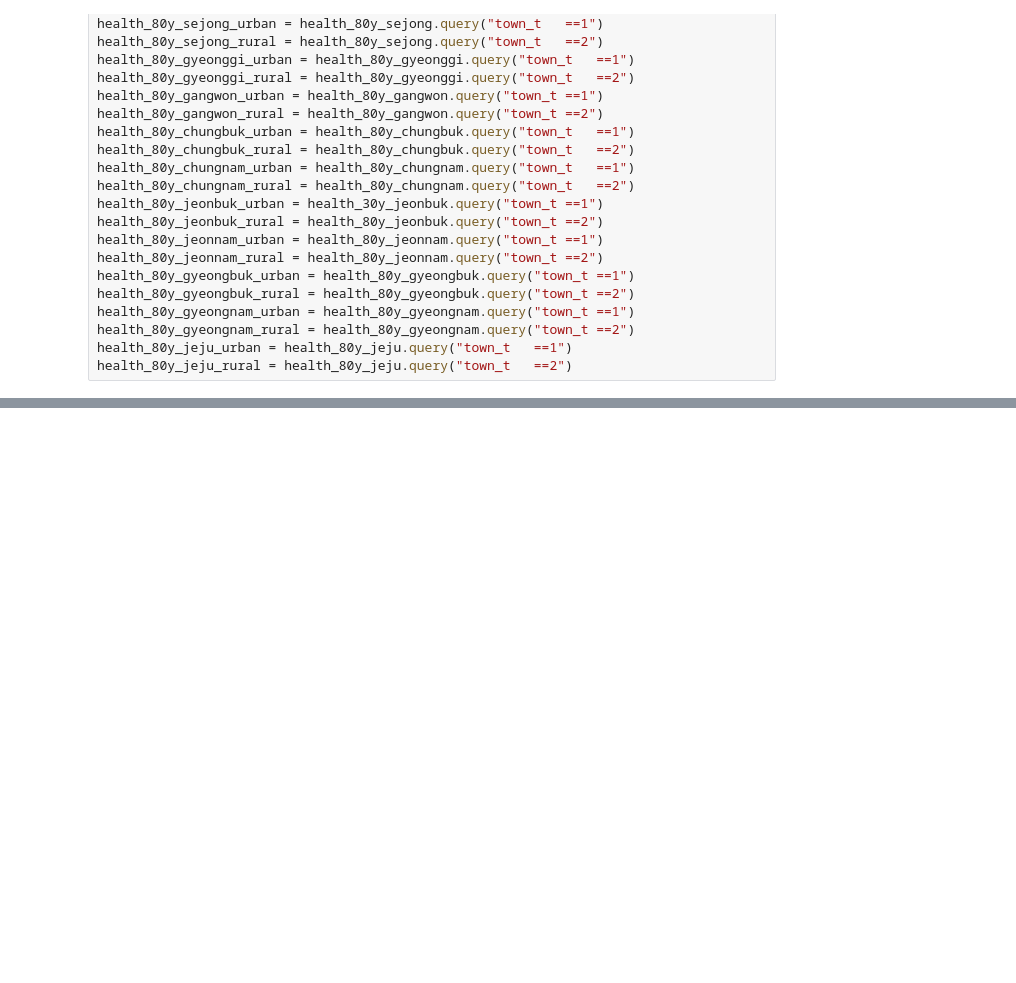
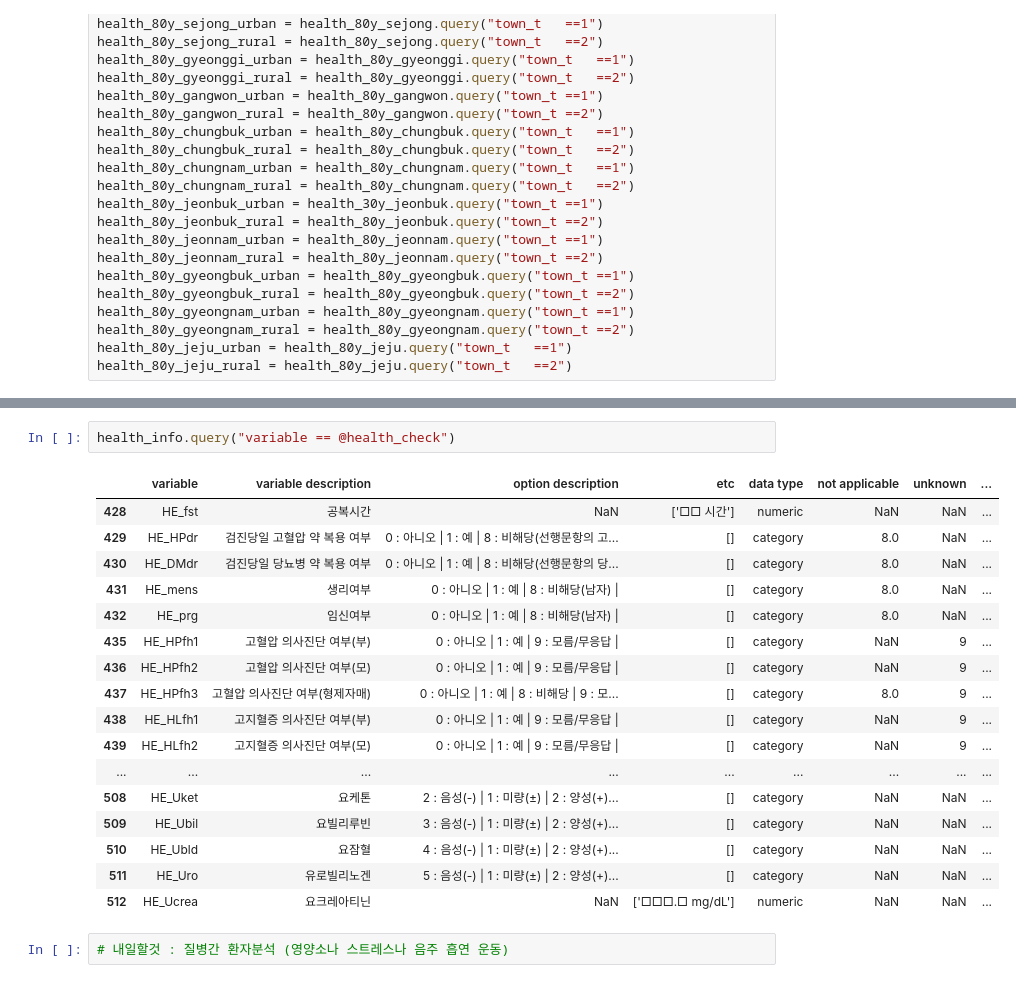
Before and after one commit to amthreeh/healthnutrition, a Jupyter notebook: nuritionC.ipynb, the cells around one changed output, grey strips where cells are left out. Saved outputs shown, nothing was run; the diff lists cells and outputs as text; blank space fills up the shorter version.

```diff
--- a/nuritionC.ipynb
+++ b/nuritionC.ipynb
@@ -438,0 +740,22 @@ health_80y_jeju_rural = health_80y_jeju.query("town_t	==2")
+# %%
+health_info.query("variable == @health_check")
+# %% [output]
+|  | variable | variable description | option description | etc | data type | not applicable | unknown | ... |
+| 428 | HE_fst | 공복시간 | NaN | ['□□ 시간'] | numeric | NaN | NaN | ... |
+| 429 | HE_HPdr | 검진당일 고혈압 약 복용 여부 | 0 : 아니오 | 1 : 예 | 8 : 비해당(선행문항의 고... | [] | category | 8.0 | NaN | ... |
+| 430 | HE_DMdr | 검진당일 당뇨병 약 복용 여부 | 0 : 아니오 | 1 : 예 | 8 : 비해당(선행문항의 당... | [] | category | 8.0 | NaN | ... |
+| 431 | HE_mens | 생리여부 | 0 : 아니오 | 1 : 예 | 8 : 비해당(남자) | | [] | category | 8.0 | NaN | ... |
+| 432 | HE_prg | 임신여부 | 0 : 아니오 | 1 : 예 | 8 : 비해당(남자) | | [] | category | 8.0 | NaN | ... |
+| 435 | HE_HPfh1 | 고혈압 의사진단 여부(부) | 0 : 아니오 | 1 : 예 | 9 : 모름/무응답 | | [] | category | NaN | 9 | ... |
+| 436 | HE_HPfh2 | 고혈압 의사진단 여부(모) | 0 : 아니오 | 1 : 예 | 9 : 모름/무응답 | | [] | category | NaN | 9 | ... |
+| 437 | HE_HPfh3 | 고혈압 의사진단 여부(형제자매) | 0 : 아니오 | 1 : 예 | 8 : 비해당 | 9 : 모... | [] | category | 8.0 | 9 | ... |
+| 438 | HE_HLfh1 | 고지혈증 의사진단 여부(부) | 0 : 아니오 | 1 : 예 | 9 : 모름/무응답 | | [] | category | NaN | 9 | ... |
+| 439 | HE_HLfh2 | 고지혈증 의사진단 여부(모) | 0 : 아니오 | 1 : 예 | 9 : 모름/무응답 | | [] | category | NaN | 9 | ... |
+| ... | ... | ... | ... | ... | ... | ... | ... | ... |
+| 508 | HE_Uket | 요케톤 | 2 : 음성(-) | 1 : 미량(±) | 2 : 양성(+)... | [] | category | NaN | NaN | ... |
+| 509 | HE_Ubil | 요빌리루빈 | 3 : 음성(-) | 1 : 미량(±) | 2 : 양성(+)... | [] | category | NaN | NaN | ... |
+| 510 | HE_Ubld | 요잠혈 | 4 : 음성(-) | 1 : 미량(±) | 2 : 양성(+)... | [] | category | NaN | NaN | ... |
+| 511 | HE_Uro | 유로빌리노겐 | 5 : 음성(-) | 1 : 미량(±) | 2 : 양성(+)... | [] | category | NaN | NaN | ... |
+| 512 | HE_Ucrea | 요크레아티닌 | NaN | ['□□□.□ mg/dL'] | numeric | NaN | NaN | ... |
+# %%
+# 내일할것 : 질병간 환자분석 (영양소나 스트레스나 음주 흡연 운동)
```
Also changed, not shown: parts of 20 cells of this notebook.
